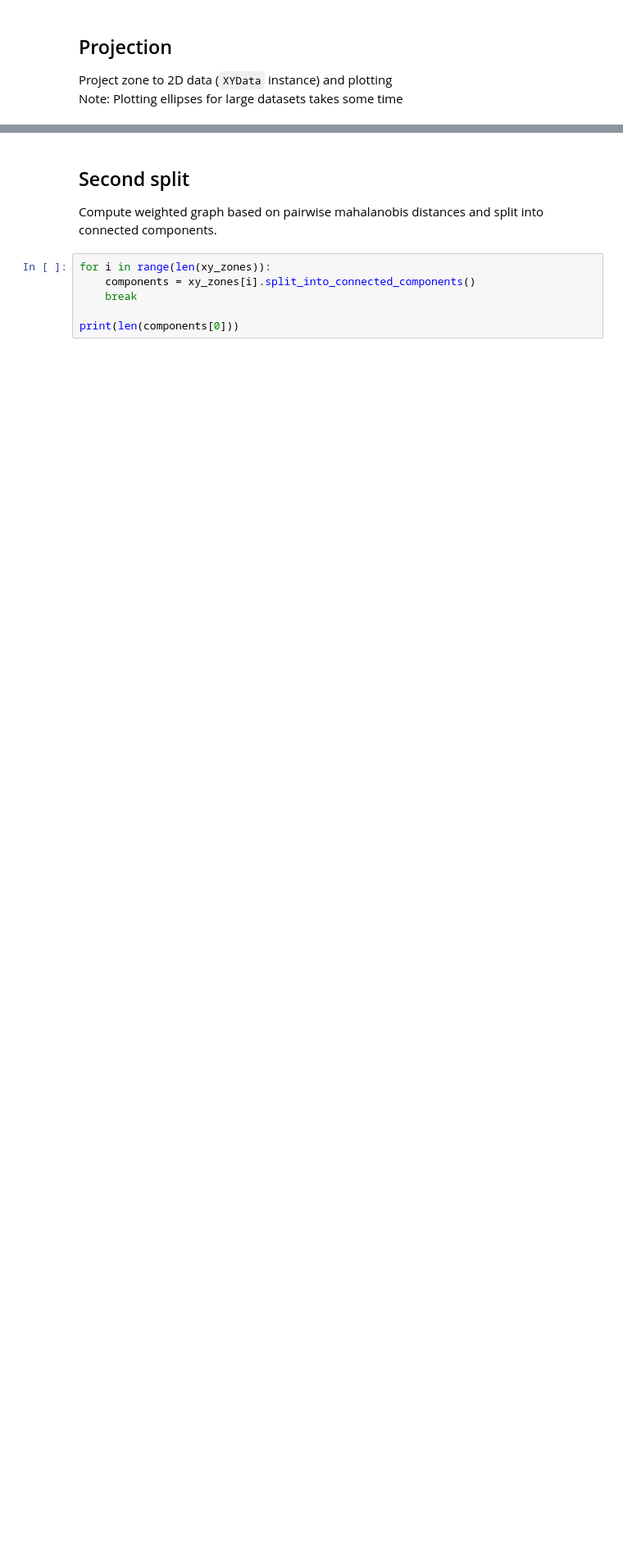
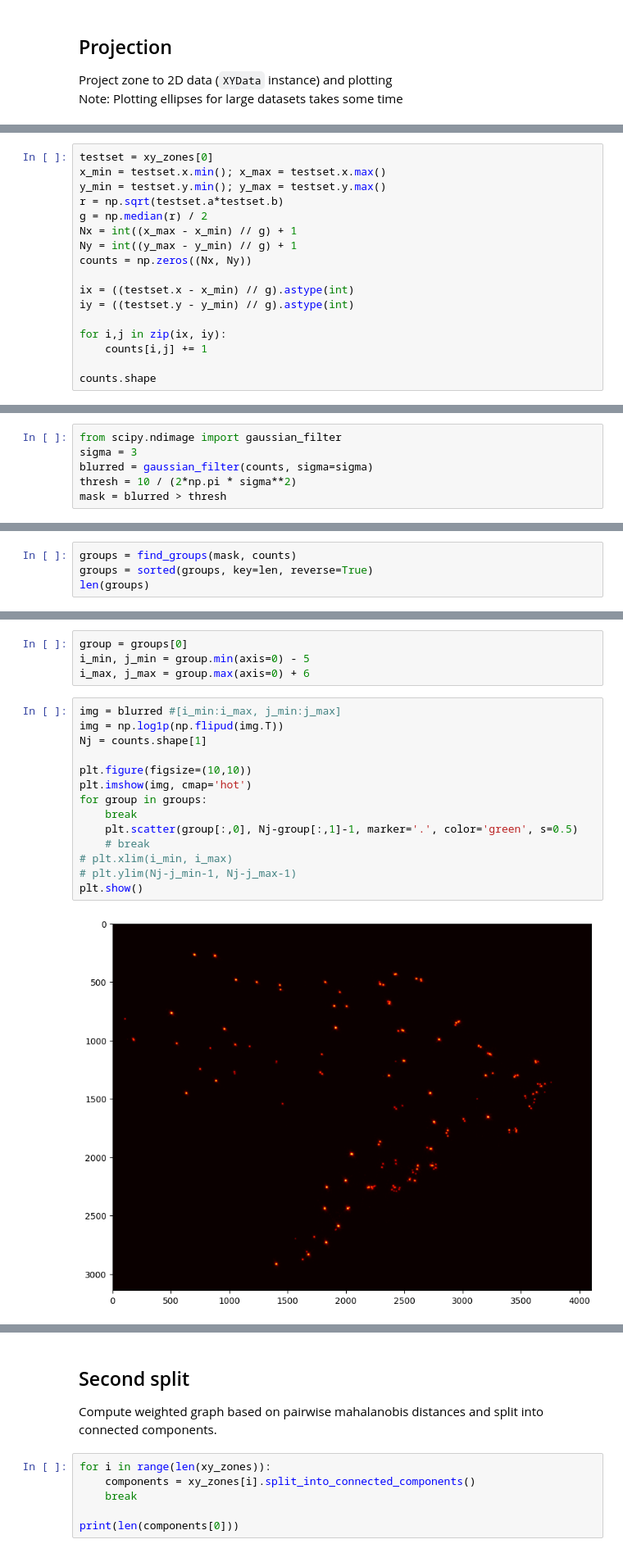
Before and after one commit to Sp0utn1k/ElRed, a Jupyter notebook: Untitled.ipynb, the cells around one changed output, grey strips where cells are left out. Shown: that part at 82% size. Cells and saved outputs as stored; diff of their text form; blank space fills up the shorter version.

```diff
--- a/Untitled.ipynb
+++ b/Untitled.ipynb
@@ -82,0 +90,17 @@ plt.show()
+# %%
+testset = xy_zones[0]
+x_min = testset.x.min(); x_max = testset.x.max()
+y_min = testset.y.min(); y_max = testset.y.max()
+r = np.sqrt(testset.a*testset.b)
+g = np.median(r) / 2
+Nx = int((x_max - x_min) // g) + 1
+Ny = int((y_max - y_min) // g) + 1
+counts = np.zeros((Nx, Ny))
+
+ix = ((testset.x - x_min) // g).astype(int)
+iy = ((testset.y - y_min) // g).astype(int)
+
+for i,j in zip(ix, iy):
+    counts[i,j] += 1
+
+counts.shape
@@ -82,0 +109,6 @@ plt.show()
+# %%
+from scipy.ndimage import gaussian_filter
+sigma = 3
+blurred = gaussian_filter(counts, sigma=sigma)
+thresh = 10 / (2*np.pi * sigma**2)
+mask = blurred > thresh
@@ -82,0 +155,4 @@ plt.show()
+# %%
+groups = find_groups(mask, counts)
+groups = sorted(groups, key=len, reverse=True)
+len(groups)
@@ -82,0 +161,20 @@ plt.show()
+# %%
+group = groups[0]
+i_min, j_min = group.min(axis=0) - 5
+i_max, j_max = group.max(axis=0) + 6
+# %%
+img = blurred #[i_min:i_max, j_min:j_max]
+img = np.log1p(np.flipud(img.T))
+Nj = counts.shape[1]
+
+plt.figure(figsize=(10,10))
+plt.imshow(img, cmap='hot')
+for group in groups:
+    break
+    plt.scatter(group[:,0], Nj-group[:,1]-1, marker='.', color='green', s=0.5)
+    # break
+# plt.xlim(i_min, i_max)
+# plt.ylim(Nj-j_min-1, Nj-j_max-1)
+plt.show()
+# %% [output]
+[figure, added]
```
Also changed, not shown: parts of 18 cells of this notebook, 8 other files.
